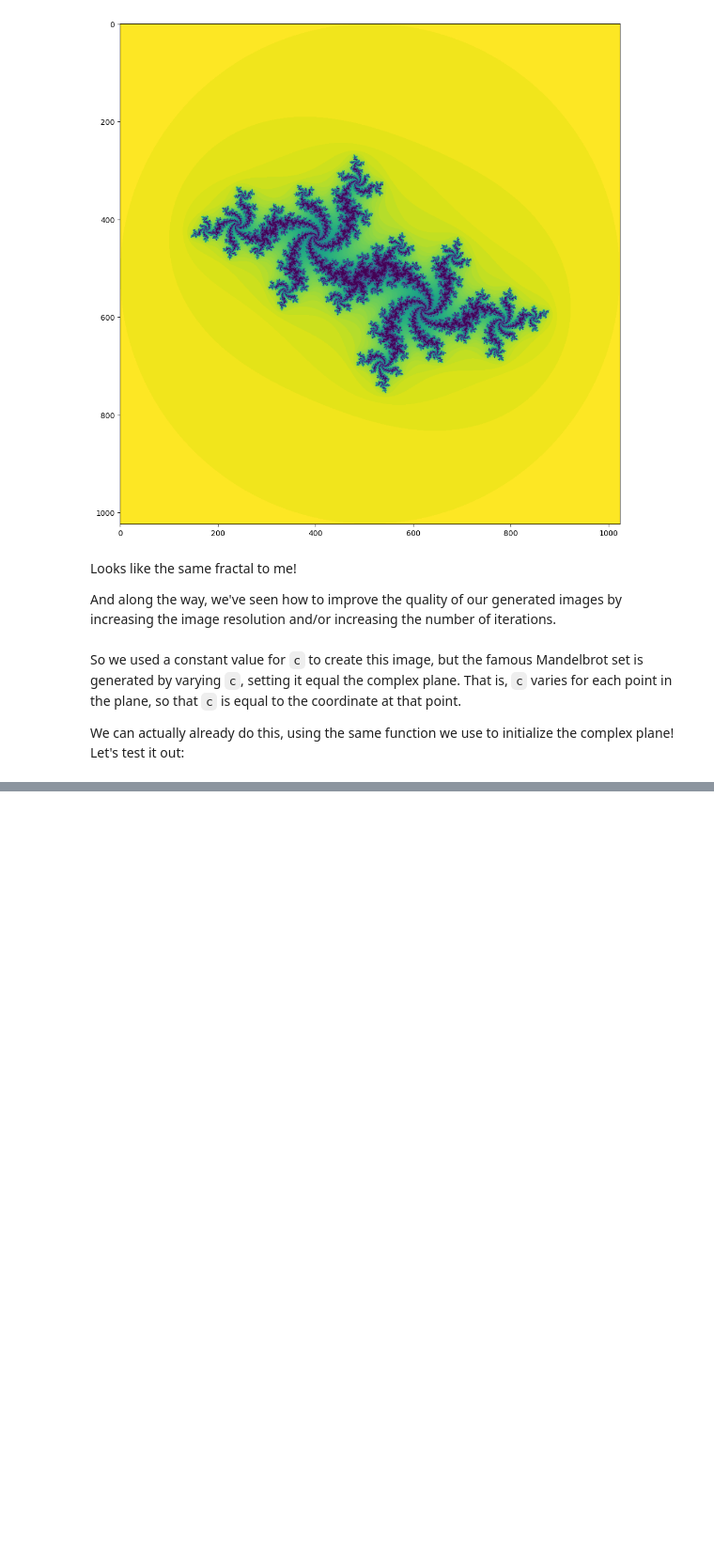
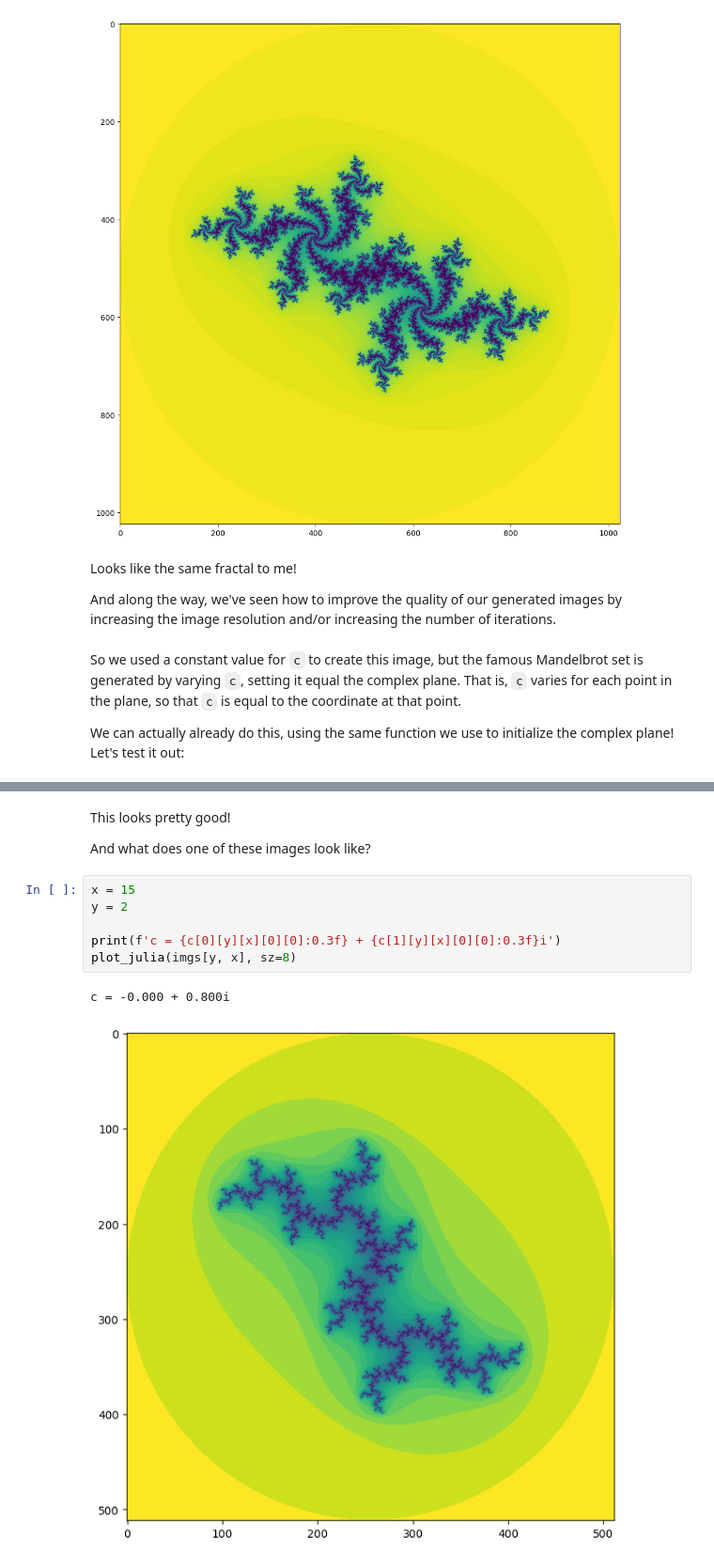
Before and after one commit to wall-e785/Week2-Randomness-and-Chaos, a Jupyter notebook: julia_fractals.ipynb, the cells around one changed output, grey strips where cells are left out. Shown at 94% size. Saved outputs shown, nothing was run; the diff lists cells and outputs as text; blank space fills up the shorter version.

```diff
--- a/julia_fractals.ipynb
+++ b/julia_fractals.ipynb
@@ -209,0 +366,13 @@ plot_julia(img, sz=6)
+# %% [markdown]
+This looks pretty good!
+
+And what does one of these images look like?
+# %%
+x = 15
+y = 2
+
+print(f'c = {c[0][y][x][0][0]:0.3f} + {c[1][y][x][0][0]:0.3f}i')
+plot_julia(imgs[y, x], sz=8)
+# %% [output]
+c = -0.000 + 0.800i
+[figure, added]
```
Also changed, not shown: parts of 50 cells of this notebook, 1 other file.
